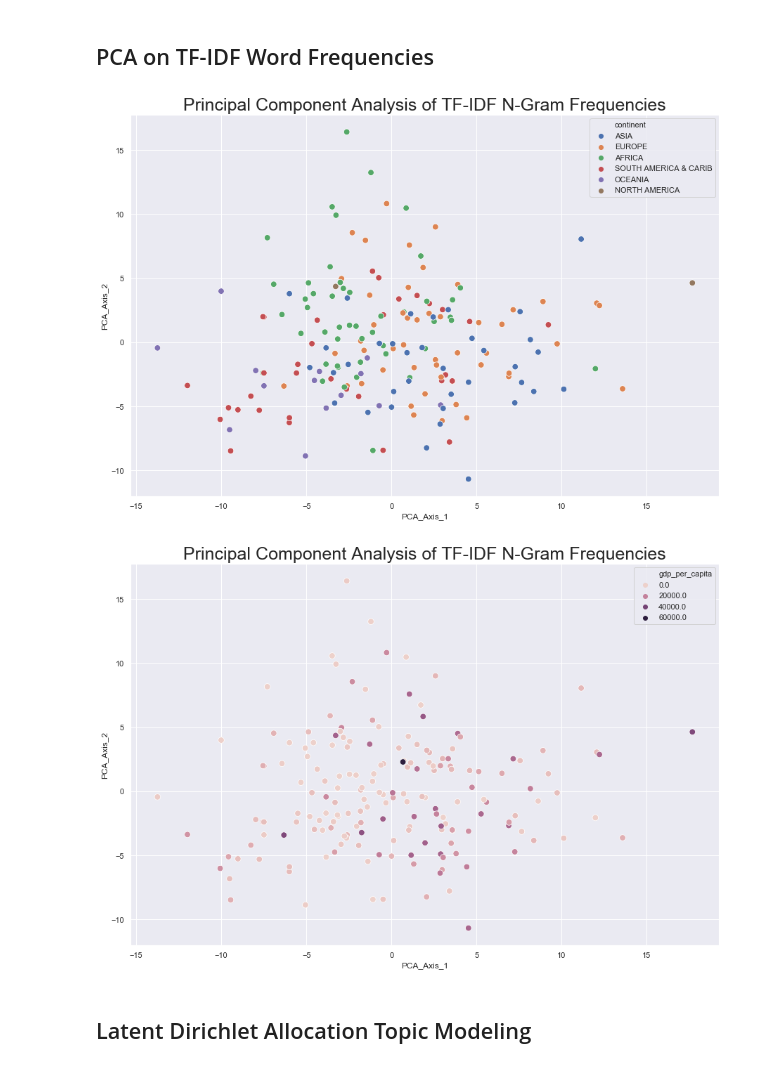
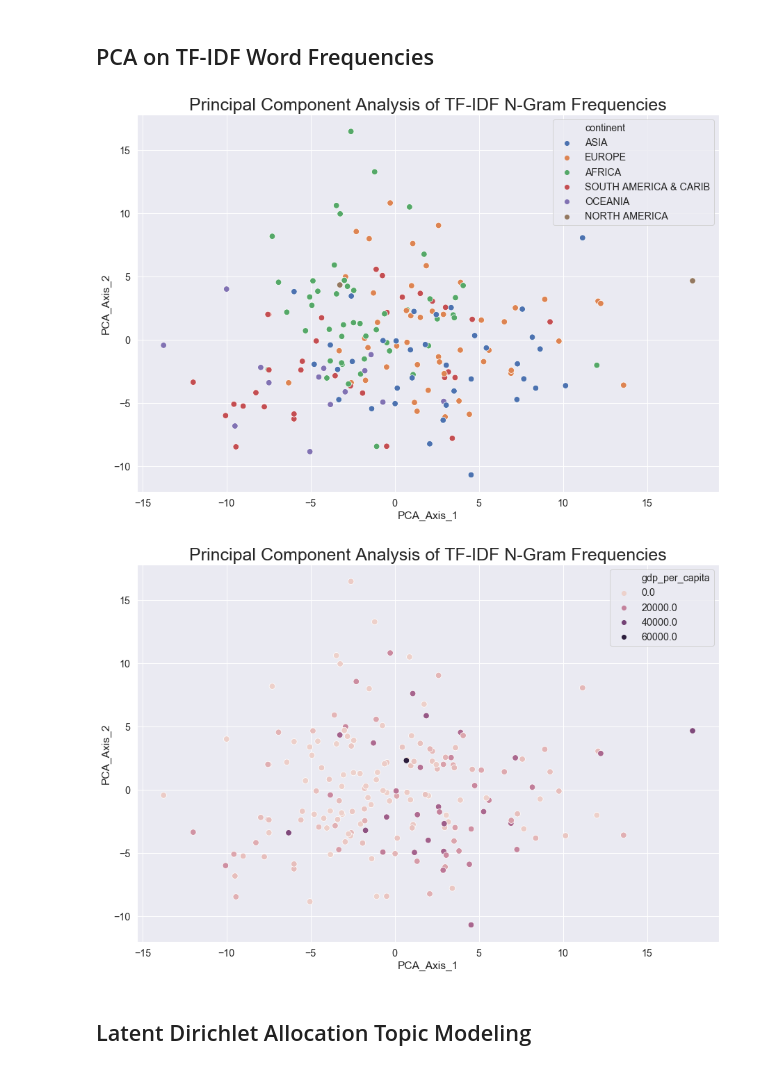
Before and after one commit to nico-gj/2017_un_speeches, a Jupyter notebook: scripts/2017_analysis.ipynb, the cells around one changed output. Cells and saved outputs as stored; diff of their text form; code cells hidden in the pictures.

```diff
--- a/scripts/2017_analysis.ipynb
+++ b/scripts/2017_analysis.ipynb
@@ -264,16 +264,18 @@ bag_of_words_pca = pd.DataFrame(pca.transform(df))
 bag_of_words_pca = pd.concat([un_speeches[['country', 'region', 'continent', 'area', 'gdp_per_capita']], bag_of_words_pca], axis=1)
 bag_of_words_pca.rename(columns={0:'PCA_Axis_1', 1:'PCA_Axis_2'}, inplace=True)
 # %%
+sns.set(font_scale=1.3)
 fig, ax = plt.subplots(figsize=(15, 10))
 sns.scatterplot(ax=ax, x=bag_of_words_pca['PCA_Axis_1'], y=bag_of_words_pca['PCA_Axis_2'],
                 hue=bag_of_words_pca['continent'], s=75)
 ax = plt.gca()
 ax.set_title("Principal Component Analysis of TF-IDF N-Gram Frequencies",  {'fontsize': 25})
 plt.savefig('../output/figures/pca_fig1.png', bbox_inches='tight')
 plt.show()
 # %% [output]
-[figure, old version]
+[figure, new version]
 # %%
+sns.set(font_scale=1.3)
 fig, ax = plt.subplots(figsize=(15, 10))
 sns.scatterplot(ax=ax, x=bag_of_words_pca['PCA_Axis_1'], y=bag_of_words_pca['PCA_Axis_2'],
                 hue=bag_of_words_pca['gdp_per_capita'], s=75)
@@ -281,7 +283,7 @@ ax.set_title("Principal Component Analysis of TF-IDF N-Gram Frequencies",  {'fon
 plt.savefig('../output/figures/pca_fig2.png', bbox_inches='tight')
 plt.show()
 # %% [output]
-[figure, old version]
+[figure, new version]
 # %% [markdown]
 ## Latent Dirichlet Allocation Topic Modeling
 # %%
```
Also changed, not shown: parts of 5 cells of this notebook, 11 other files.
